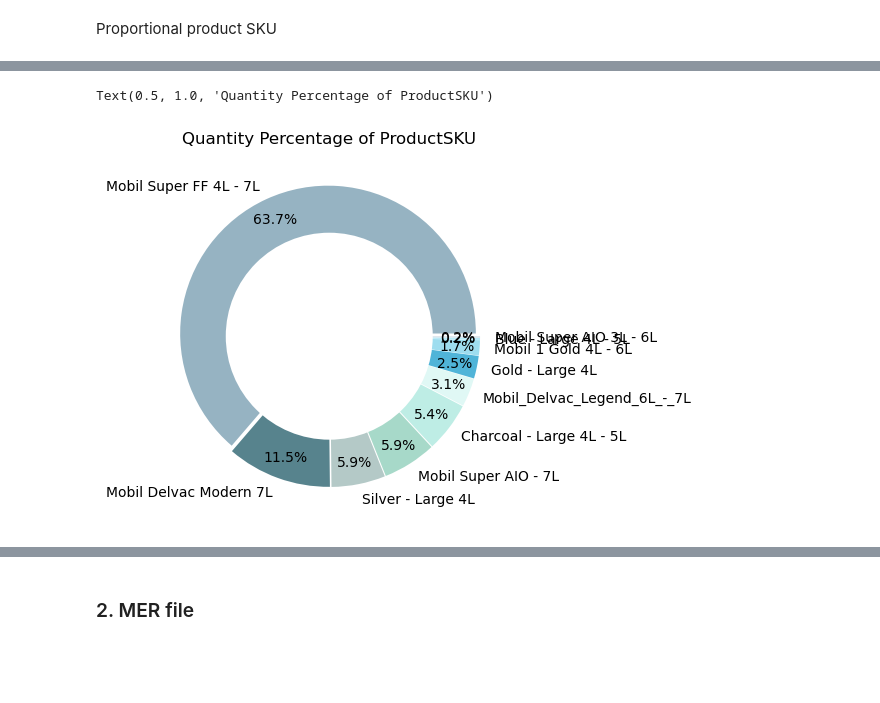
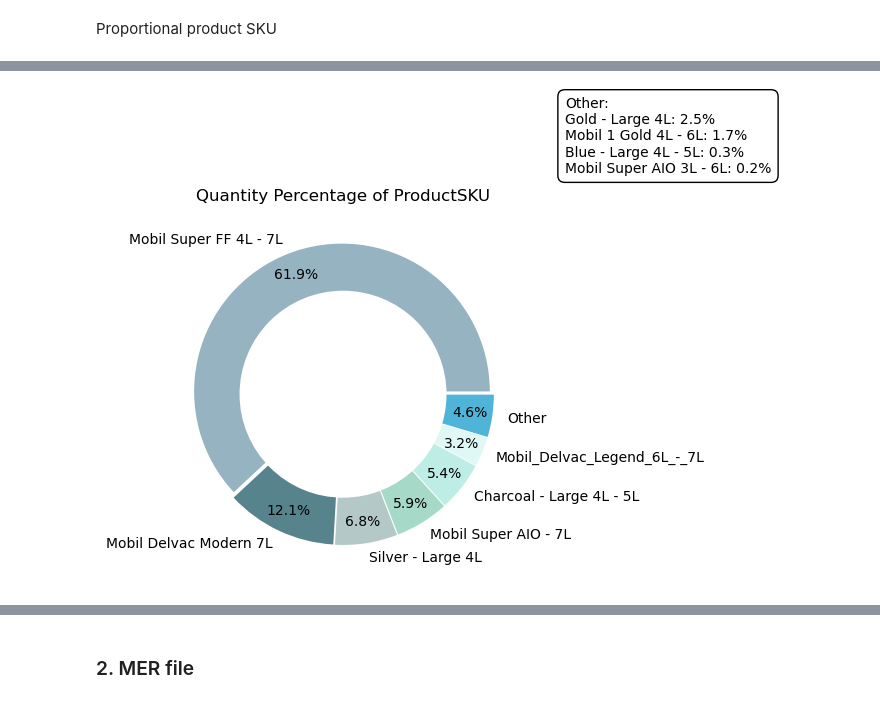
Before and after one commit to PaweekornS/ExxonMobil_Bootcathon, a Jupyter notebook: exxon_hack.ipynb, the cells around one changed output, grey strips where cells are left out. Cells and saved outputs as stored; diff of their text form; code cells hidden in the pictures; blank space fills up the shorter version.

```diff
--- a/exxon_hack.ipynb
+++ b/exxon_hack.ipynb
@@ -203,21 +235,31 @@ sku_qty_totals
-# %%
-color = ['#96b3c2', '#57838d', '#b4c9c7', '#a7d9c9', '#beede5',
-         '#e0f8f5', '#50b4d8', '#9eddef', '#b7eaf7', '#d7e2ea']
-explode = (0.02, )*10
-
-# Pie Chart
-plt.pie(sku_qty_totals['Qty'], labels=sku_qty_totals['ProductSKU'],
-        autopct='%1.1f%%', pctdistance=0.85, colors=color, explode=explode)
-
-# draw circle
-centre_circle = plt.Circle((0, 0), 0.70, fc='white')
-fig = plt.gcf()
-
-# Adding Circle in Pie chart
-fig.gca().add_artist(centre_circle)
-
-# Adding Title of chart
-plt.title('Quantity Percentage of ProductSKU')
-# %% [output]
-Text(0.5, 1.0, 'Quantity Percentage of ProductSKU')
-[figure, removed]
+# %%
+color = ['#96b3c2', '#57838d', '#b4c9c7', '#a7d9c9', '#beede5',
+         '#e0f8f5', '#50b4d8', '#9eddef', '#b7eaf7', '#d7e2ea']
+explode = (0.02, )*10
+threshold = 0.03  # 3%
+total_qty = sku_qty_totals['Qty'].sum()
+small_slices = sku_qty_totals[sku_qty_totals['Qty'] / total_qty < threshold]
+large_slices = sku_qty_totals[sku_qty_totals['Qty'] / total_qty >= threshold]
+
+other = pd.DataFrame({'ProductSKU': ['Other'], 'Qty': [small_slices['Qty'].sum()]})
+new_data = pd.concat([large_slices, other])
+
+fig, ax = plt.subplots()
+wedges, texts, autotexts = ax.pie(new_data['Qty'], labels=new_data['ProductSKU'], autopct='%1.1f%%',
+                                  pctdistance=0.85, colors=color[:len(new_data)], explode=[0.02]*len(new_data))
+
+centre_circle = plt.Circle((0, 0), 0.70, fc='white')
+fig.gca().add_artist(centre_circle)
+
+plt.title('Quantity Percentage of ProductSKU')
+
+small_slices = small_slices.copy()
+small_slices['Percentage'] = (small_slices['Qty'] / total_qty) * 100
+
+other_contents = "\n".join([f"{row['ProductSKU']}: {row['Percentage']:.1f}%" for _, row in small_slices.iterrows()])
+props = dict(boxstyle='round,pad=0.5', facecolor='white', edgecolor='black')
+plt.text(1.5, 1.5, f"Other:\n{other_contents}", bbox=props, fontsize=10)
+
+plt.show()
+# %% [output]
+[figure, added]
```
Also changed, not shown: parts of 24 cells of this notebook.
